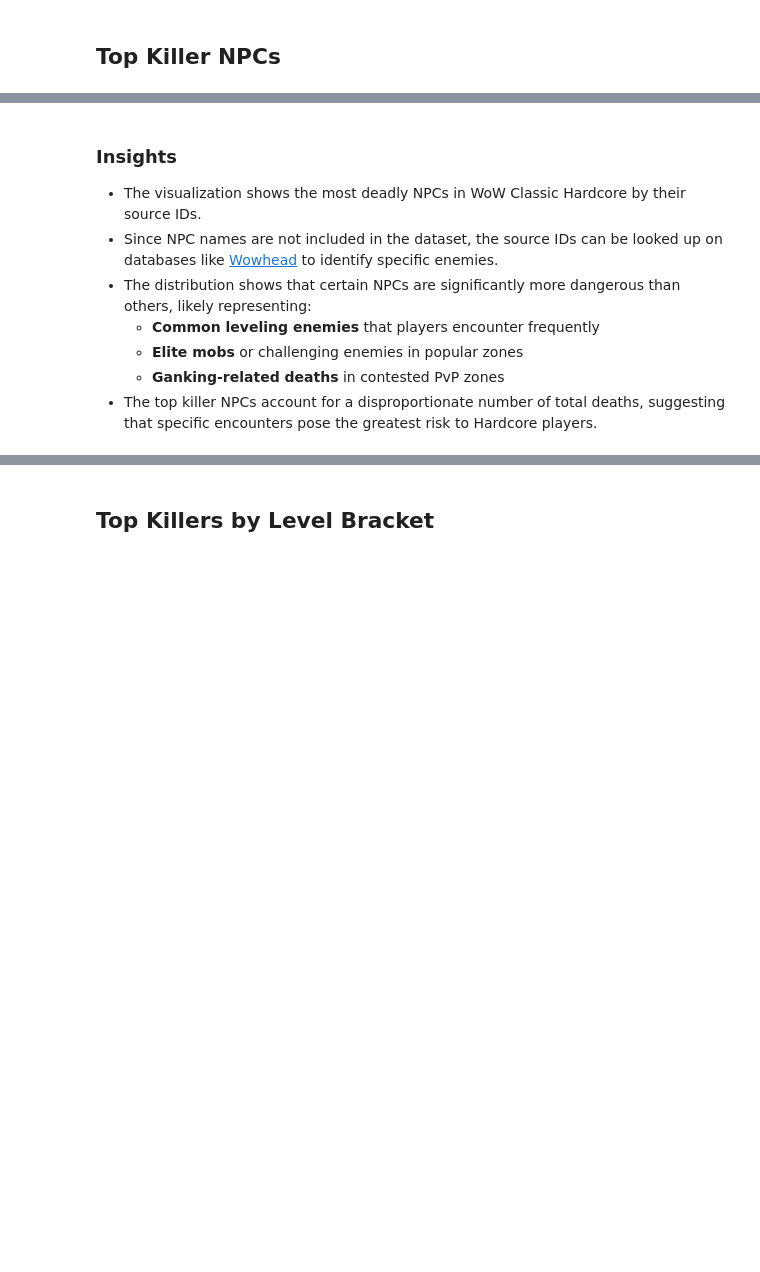
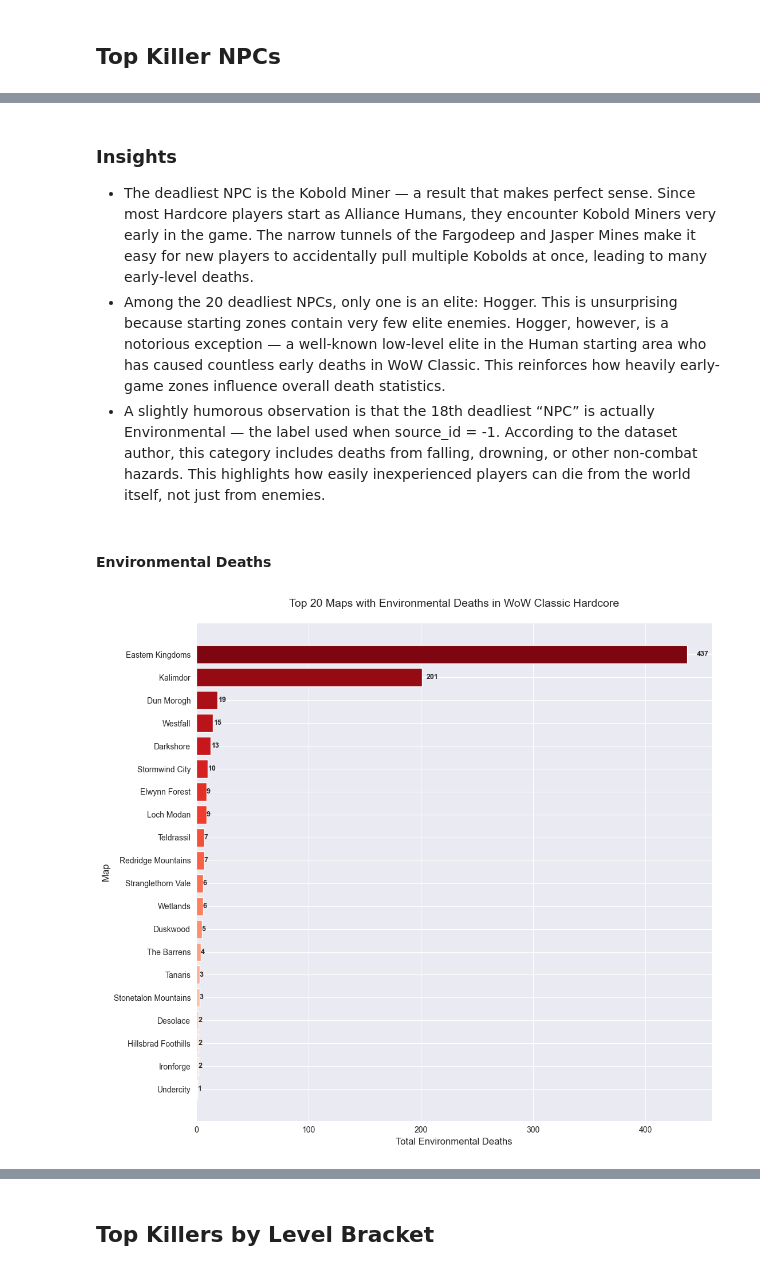
Before and after one commit to vjelinekk/DMB2-semestralni-prace, a Jupyter notebook: analysis.ipynb, the cells around one changed output, grey strips where cells are left out. Drawn from its saved outputs; the diff is of its cells as text; code cells hidden in the pictures; blank space fills up the shorter version.

```diff
--- a/analysis.ipynb
+++ b/analysis.ipynb
@@ -566,9 +9676,38 @@ plt.show()
 # %% [markdown]
 ### Insights
-* The visualization shows the most deadly NPCs in WoW Classic Hardcore by their source IDs.
-* Since NPC names are not included in the dataset, the source IDs can be looked up on databases like [Wowhead](https://classic.wowhead.com/) to identify specific enemies.
-* The distribution shows that certain NPCs are significantly more dangerous than others, likely representing:
-  - **Common leveling enemies** that players encounter frequently
-  - **Elite mobs** or challenging enemies in popular zones
-  - **Ganking-related deaths** in contested PvP zones
-* The top killer NPCs account for a disproportionate number of total deaths, suggesting that specific encounters pose the greatest risk to Hardcore players.
+* The deadliest NPC is the Kobold Miner — a result that makes perfect sense. Since most Hardcore players start as Alliance Humans, they encounter Kobold Miners very early in the game.
+The narrow tunnels of the Fargodeep and Jasper Mines make it easy for new players to accidentally pull multiple Kobolds at once, leading to many early-level deaths.
+* Among the 20 deadliest NPCs, only one is an elite: Hogger. This is unsurprising because starting zones contain very few elite enemies.
+Hogger, however, is a notorious exception — a well-known low-level elite in the Human starting area who has caused countless early deaths in WoW Classic. This reinforces how heavily early-game zones influence overall death statistics.
+* A slightly humorous observation is that the 18th deadliest “NPC” is actually Environmental — the label used when source_id = -1.
+According to the dataset author, this category includes deaths from falling, drowning, or other non-combat hazards. This highlights how easily inexperienced players can die from the world itself, not just from enemies.
+# %% [markdown]
+#### Environmental Deaths
+# %%
+# Find where most players die from source_id = -1
+df_environmental_deaths = df[df['source_id'] == -1]
+environmental_deaths = df_environmental_deaths['map_id'].value_counts().head(20)
+
+# Create a simple color palette
+colors = sns.color_palette('Reds_r', n_colors=len(environmental_deaths))
+
+environmental_deaths_mapped = environmental_deaths.rename(index=map_id_to_map_name)
+
+plt.figure(figsize=(12, 10))
+ax = plt.barh(range(len(environmental_deaths_mapped)), environmental_deaths_mapped.values, color=colors)
+
+# Set y-axis labels
+plt.yticks(range(len(environmental_deaths_mapped)), environmental_deaths_mapped.index)
+
+# Add value labels on the bars
+for i, v in enumerate(environmental_deaths_mapped.values):
+    plt.text(v + (v * 0.02), i, str(v), va='center', fontweight='bold', fontsize=9)
+
+plt.title('Top 20 Maps with Environmental Deaths in WoW Classic Hardcore', fontsize=14, pad=20)
+plt.xlabel('Total Environmental Deaths', fontsize=12)
+plt.ylabel('Map', fontsize=12)
+plt.gca().invert_yaxis()  # Invert to have highest at top
+plt.subplots_adjust(left=0.2, right=0.95, top=0.95, bottom=0.08)
+plt.show()
+# %% [output]
+[figure, added]
```
Also changed, not shown: parts of 7 cells of this notebook.
